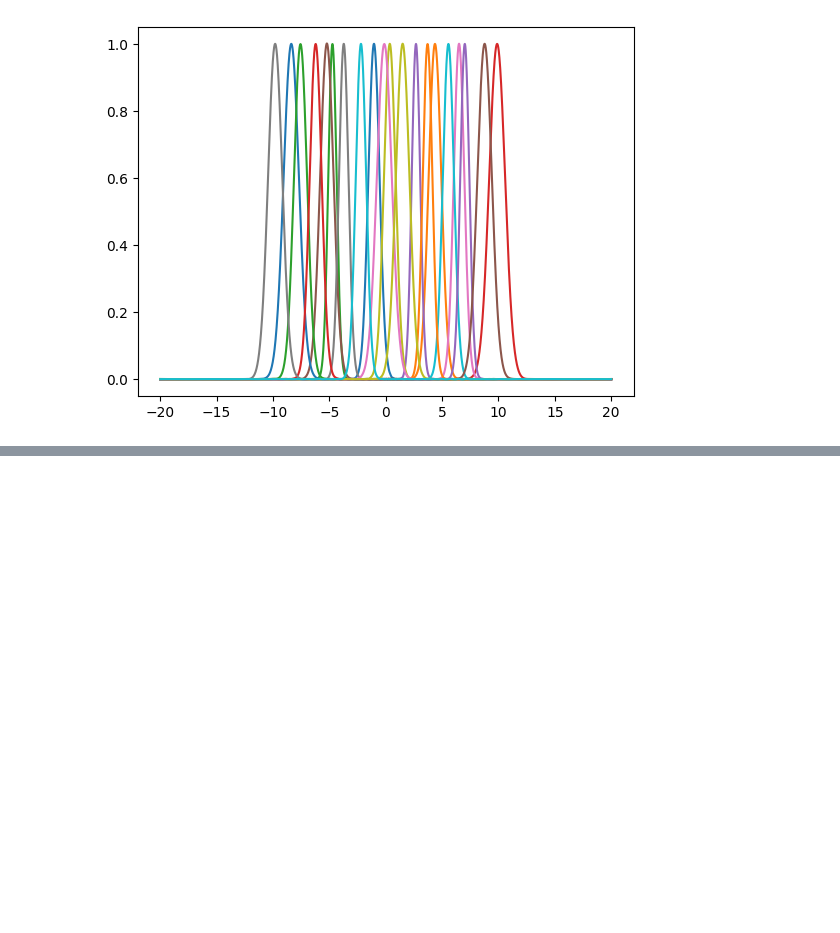
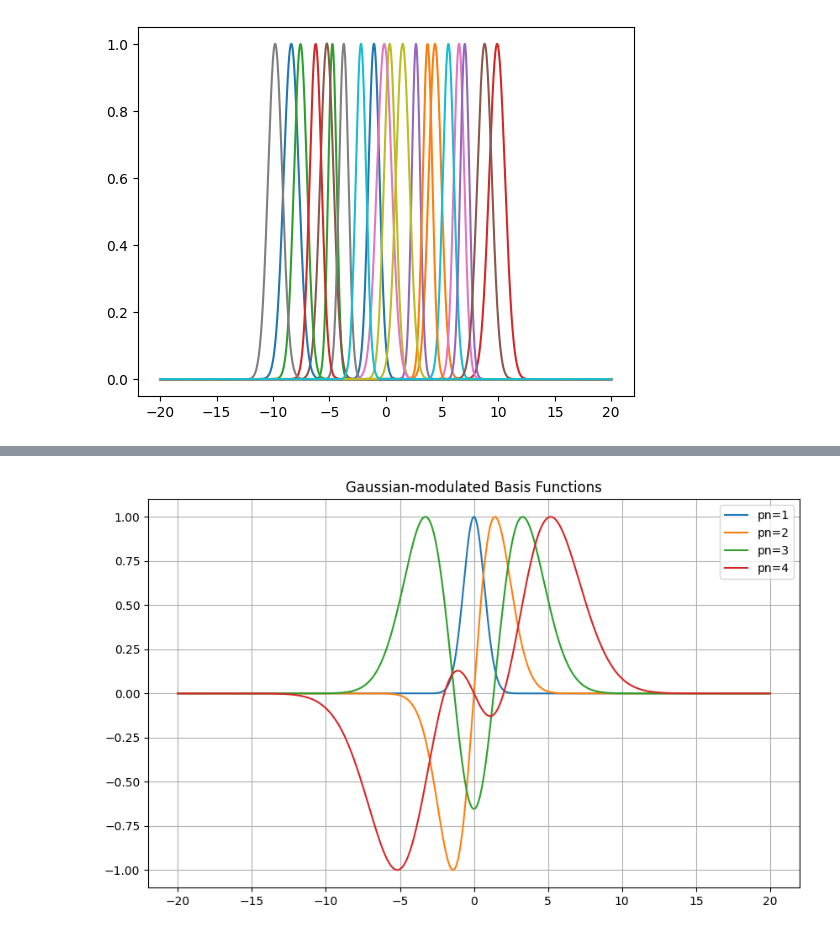
Before and after one commit to oduolaidrisA/Scientific-Machine-Learning-for-QEP, a Jupyter notebook: RqPINN_with_attention/pre_trainer.ipynb, the cells around one changed output, grey strips where cells are left out. Cells and saved outputs as stored; diff of their text form; code cells hidden in the pictures; blank space fills up the shorter version.

```diff
--- a/RqPINN_with_attention/pre_trainer.ipynb
+++ b/RqPINN_with_attention/pre_trainer.ipynb
@@ -191,0 +203,41 @@ Here in the trained Gaussian, we will enforce equivariance in the pretrained mod
+# %%
+def fg(x, s):
+    """Gaussian-like function."""
+    return torch.exp(-(x/s)**2) #Creates a gaussian function with increasing widths
+
+def build_function(xd, pn):
+    """Builds the InFun(x) for given pn."""
+    n = pn - 1 #INdicated the number of roots for the gaussian
+    ftmp = fg(xd, pn)  # Gaussian with width pn
+
+    if pn == 1:
+        mfun = torch.ones_like(xd)  # The modulating function that causes the gaussian to cross zero
+    else:
+        sp = 40 / pn    #Spacing parameter
+        pnt = (torch.arange(1, n+1) * sp - 20) * 0.2  # Roots, sp spreads the points along the domain, -20 allows it to match the starting point, 0.2 is the scaling factor
+        mfun = torch.ones_like(xd)
+        for pm in range(n):
+            mfun = mfun * (xd - pnt[pm])
+
+    InFun = ftmp * mfun
+    InFun = InFun / InFun.abs().max()  # Normalize
+    return InFun
+
+def main():
+    xd = torch.linspace(-20, 20, 2001)
+    NMax = 4
+
+    plt.figure(figsize=(10,6))
+    for pn in range(1, NMax+1):
+        InFun = build_function(xd, pn)
+        plt.plot(xd.numpy(), InFun.numpy(), label=f'pn={pn}')
+
+    plt.title('Gaussian-modulated Basis Functions')
+    plt.legend()
+    plt.grid(True)
+    plt.show()
+
+if __name__ == "__main__":
+    main()
+# %% [output]
+[figure, added]
```
Also changed, not shown: parts of 6 cells of this notebook.
